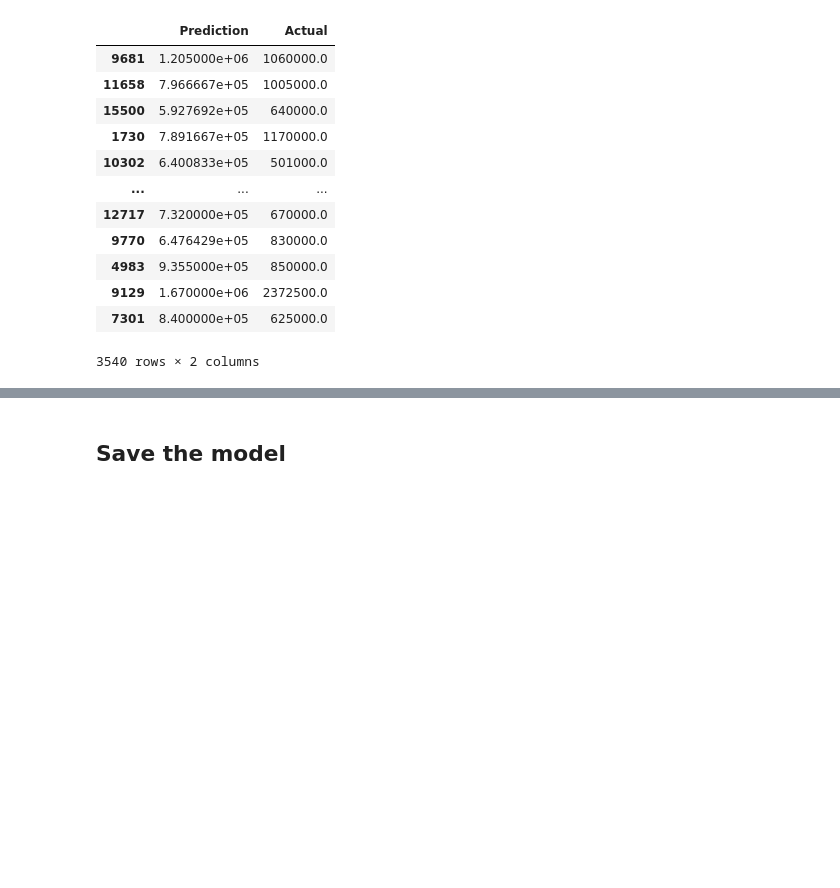
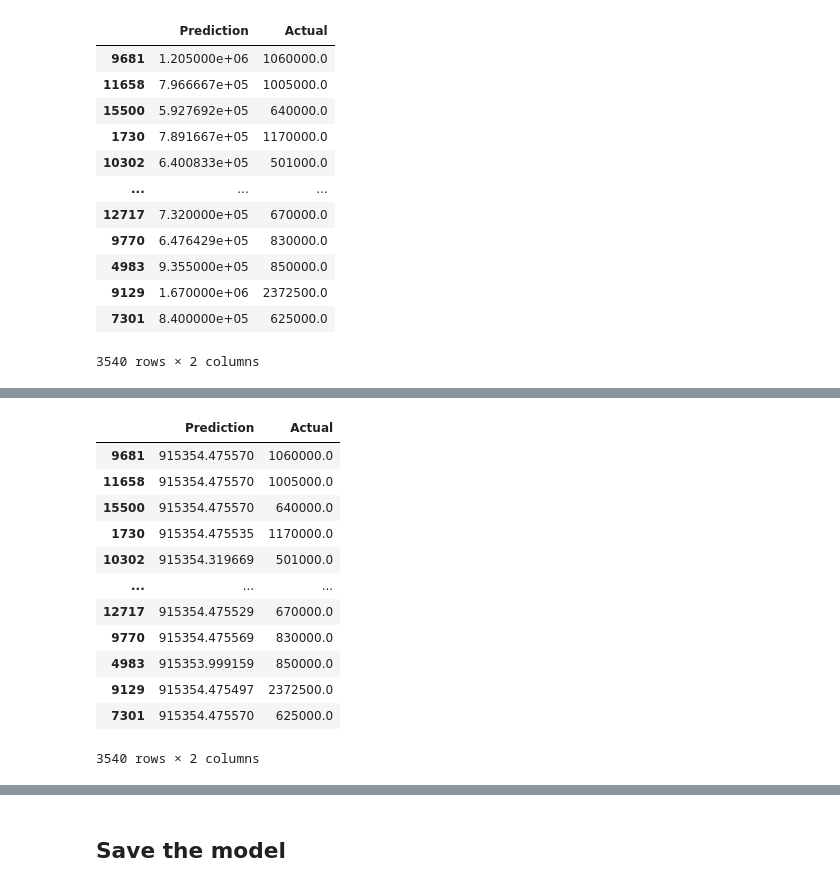
Before and after one commit to yawavi92/ML-Housing_price_predection, a Jupyter notebook: melbourne_housing_data.ipynb, the cells around one changed output, grey strips where cells are left out. Drawn from its saved outputs; the diff is of its cells as text; code cells hidden in the pictures; blank space fills up the shorter version.

```diff
--- a/melbourne_housing_data.ipynb
+++ b/melbourne_housing_data.ipynb
@@ -565,6 +578,5 @@ Testing Score: -126698883394.39828
 # %%
-# fit SVR model
-from sklearn.svm import SVR
-regressor = SVR(kernel = "rbf").fit(X_train_scaled, y_train)
+# Fit the Support Vector Regressor model with data
+model_svr = SVR(kernel = "rbf").fit(X_train_scaled, y_train)
 # %%
 # Calculate training and testing score
@@ -665,0 +698,18 @@ pd.DataFrame({"Prediction": y_pred, "Actual": y_test})
+# %%
+ # Predict the price with Support Vector Regressor model
+y_pred = model_svr.predict(X_test)
+pd.DataFrame({"Prediction": y_pred, "Actual": y_test})
+# %% [output]
+|  | Prediction | Actual |
+| 9681 | 915354.475570 | 1060000.0 |
+| 11658 | 915354.475570 | 1005000.0 |
+| 15500 | 915354.475570 | 640000.0 |
+| 1730 | 915354.475535 | 1170000.0 |
+| 10302 | 915354.319669 | 501000.0 |
+| ... | ... | ... |
+| 12717 | 915354.475529 | 670000.0 |
+| 9770 | 915354.475569 | 830000.0 |
+| 4983 | 915353.999159 | 850000.0 |
+| 9129 | 915354.475497 | 2372500.0 |
+| 7301 | 915354.475570 | 625000.0 |
+3540 rows × 2 columns
```
Also changed, not shown: parts of 31 cells of this notebook, 18 other files.
